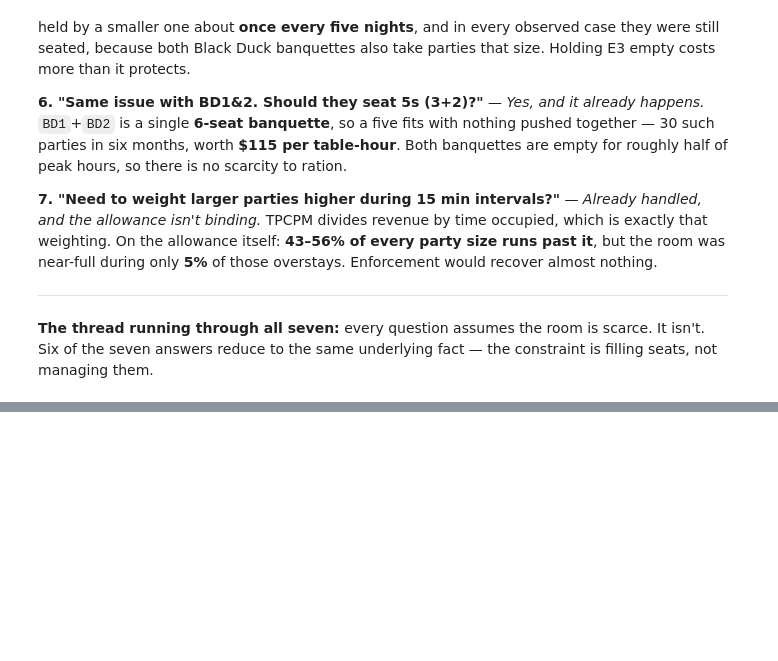
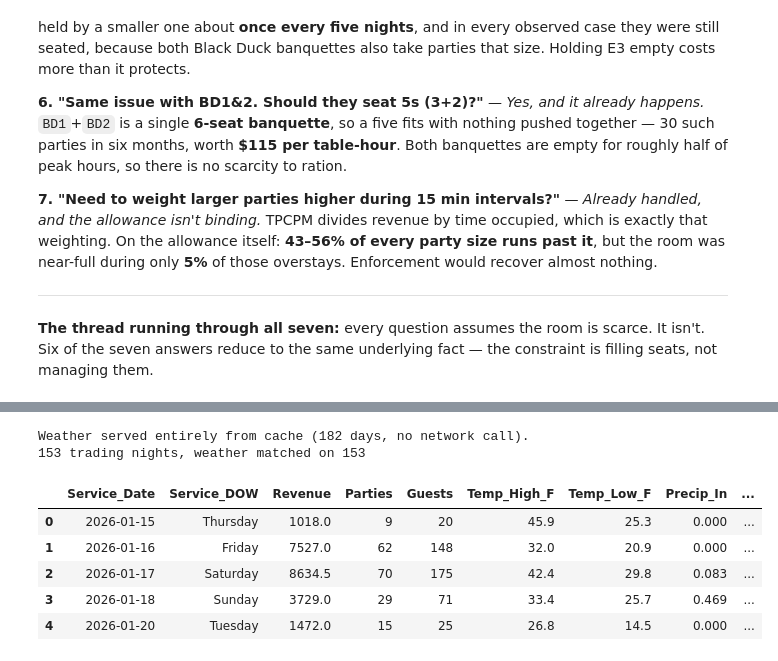
Before and after one commit to shaneap/artemis, a Jupyter notebook: analysis.ipynb, the cells around one changed output, grey strips where cells are left out. Drawn from its saved outputs; the diff is of its cells as text; code cells hidden in the pictures; blank space fills up the shorter version.

```diff
--- a/analysis.ipynb
+++ b/analysis.ipynb
@@ -1255,0 +1266,27 @@ A 6-top earns about double a 2-top per table-hour and stays only ~27 minutes lon
+# %%
+import weather
+
+# One row per trading night, across every seated section including the bar -- this is the
+# business-level series, not the reservation-sections-only view used earlier.
+nightly = (seated[seated['Order_Type'] == 'Seated']
+           .groupby(['Service_Date', 'Service_DOW'])
+           .agg(**{'Revenue': ('Amount', 'sum'),
+                   'Parties': ('Amount', 'count'),
+                   'Guests': ('# of Guests', 'sum')})
+           .reset_index())
+
+nightly = weather.add_weather(nightly)     # cached after the first run; no network needed
+nightly = weather.add_holidays(nightly)
+
+print(f'{len(nightly)} trading nights, weather matched on '
+      f'{nightly["Temp_High_F"].notna().sum()}')
+nightly.head()
+# %% [output]
+Weather served entirely from cache (182 days, no network call).
+153 trading nights, weather matched on 153
+|  | Service_Date | Service_DOW | Revenue | Parties | Guests | Temp_High_F | Temp_Low_F | Precip_In | ... |
+| 0 | 2026-01-15 | Thursday | 1018.0 | 9 | 20 | 45.9 | 25.3 | 0.000 | ... |
+| 1 | 2026-01-16 | Friday | 7527.0 | 62 | 148 | 32.0 | 20.9 | 0.000 | ... |
+| 2 | 2026-01-17 | Saturday | 8634.5 | 70 | 175 | 42.4 | 29.8 | 0.083 | ... |
+| 3 | 2026-01-18 | Sunday | 3729.0 | 29 | 71 | 33.4 | 25.7 | 0.469 | ... |
+| 4 | 2026-01-20 | Tuesday | 1472.0 | 15 | 25 | 26.8 | 14.5 | 0.000 | ... |
```
Also changed, not shown: parts of 11 cells of this notebook, 5 other files.
